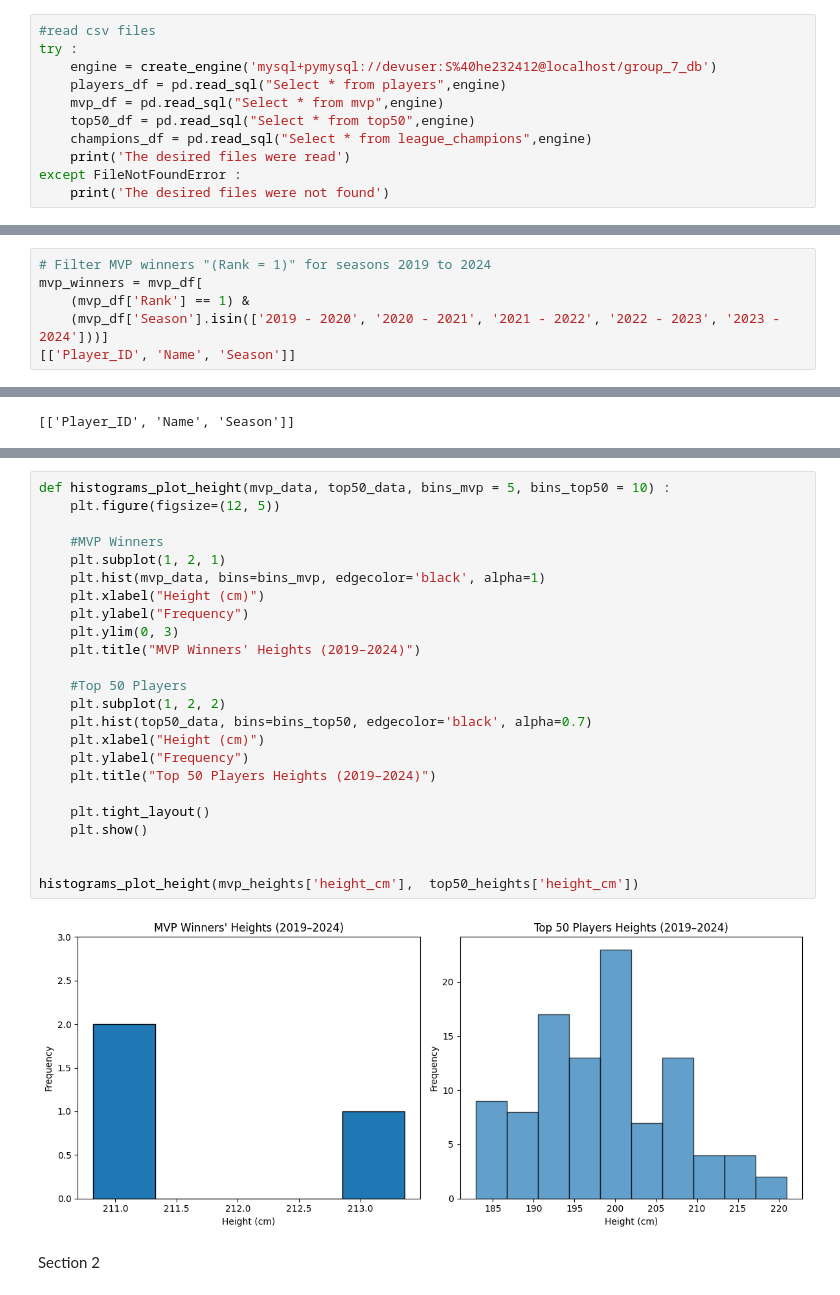
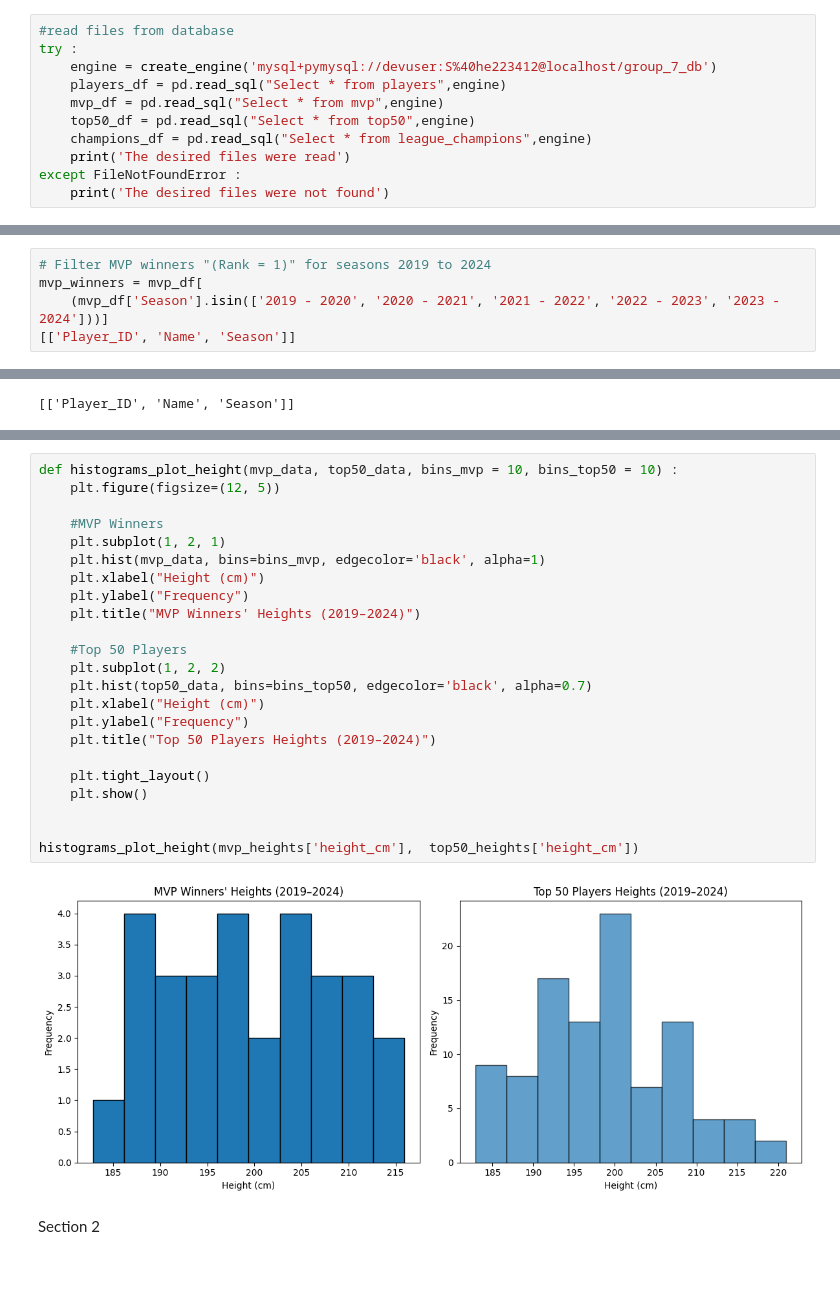
Before and after one commit to soheilAmh/NBA_analysis_project, a Jupyter notebook: stat.ipynb, the cells around one changed output, grey strips where cells are left out. Cells and saved outputs as stored; diff of their text form.

```diff
--- a/stat.ipynb
+++ b/stat.ipynb
@@ -8,9 +8,9 @@ import sys
 # %% [markdown]
 Section 1
 # %%
-#read csv files
+#read files from database
 try :
-    engine = create_engine('mysql+pymysql://devuser:S%40he232412@localhost/group_7_db')
+    engine = create_engine('mysql+pymysql://devuser:S%40he223412@localhost/group_7_db')
     players_df = pd.read_sql("Select * from players",engine)
     mvp_df = pd.read_sql("Select * from mvp",engine)
     top50_df = pd.read_sql("Select * from top50",engine)
@@ -34,7 +34,6 @@ players_df.dropna( subset=['height_cm'], inplace=True )
 # %%
 # Filter MVP winners "(Rank = 1)" for seasons 2019 to 2024
 mvp_winners = mvp_df[
-    (mvp_df['Rank'] == 1) &
     (mvp_df['Season'].isin(['2019 - 2020', '2020 - 2021', '2021 - 2022', '2022 - 2023', '2023 - 2024']))]
 [['Player_ID', 'Name', 'Season']]
 # %% [output]
@@ -87,31 +86,30 @@ Descriptive Statistics for Top50 Players' Heights (in centimeters):
 max      220.980000
 Name: height_cm, dtype: float64
 # %%
-def histograms_plot_height(mvp_data, top50_data, bins_mvp = 5, bins_top50 = 10) :
+def histograms_plot_height(mvp_data, top50_data, bins_mvp = 10, bins_top50 = 10) :
     plt.figure(figsize=(12, 5))
 
     #MVP Winners
     plt.subplot(1, 2, 1)
     plt.hist(mvp_data, bins=bins_mvp, edgecolor='black', alpha=1)
     plt.xlabel("Height (cm)")
     plt.ylabel("Frequency")
-    plt.ylim(0, 3)
     plt.title("MVP Winners' Heights (2019–2024)")
 
     #Top 50 Players
     plt.subplot(1, 2, 2)
     plt.hist(top50_data, bins=bins_top50, edgecolor='black', alpha=0.7)
     plt.xlabel("Height (cm)")
     plt.ylabel("Frequency")
     plt.title("Top 50 Players Heights (2019–2024)")
 
     plt.tight_layout()
     plt.show()
 
 
 histograms_plot_height(mvp_heights['height_cm'],  top50_heights['height_cm'])
 # %% [output]
-[figure, old version]
+[figure, new version]
 # %% [markdown]
 Section 2
 # %%
```
Also changed, not shown: parts of 15 cells of this notebook.
